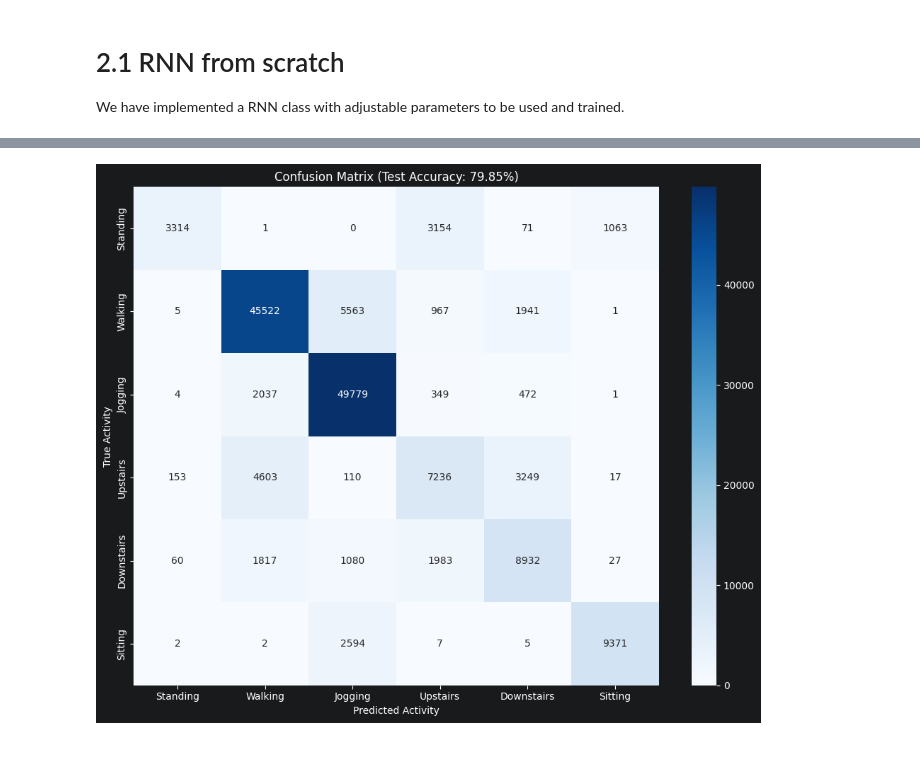
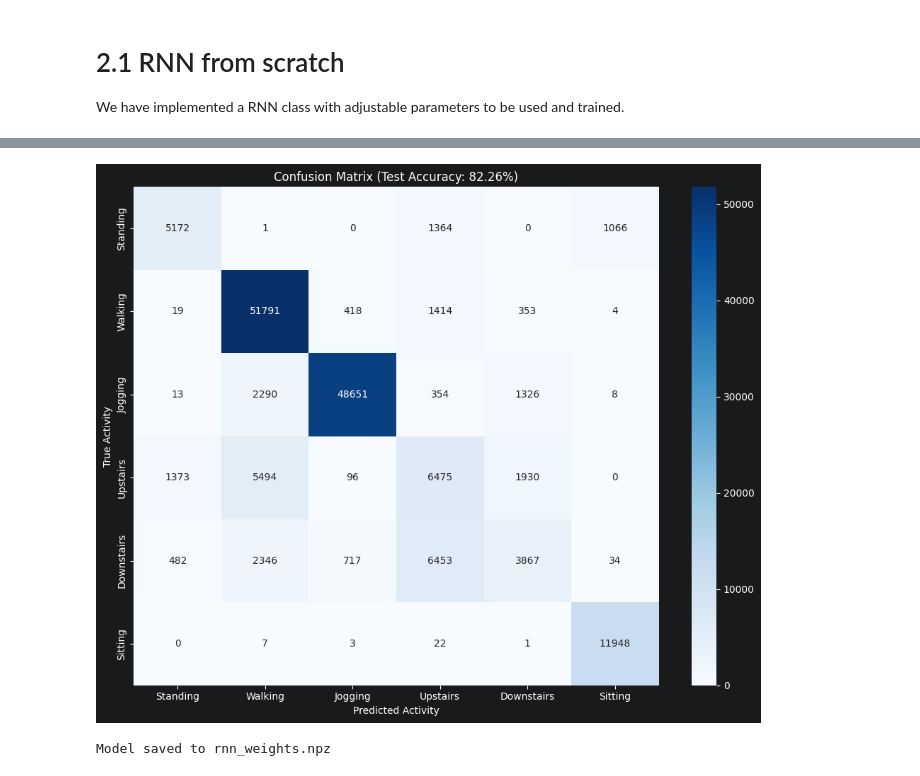
Before and after one commit to AminHgJoo/AI-Project, a Jupyter notebook: project.ipynb, the cells around one changed output, grey strips where cells are left out. Drawn from its saved outputs; the diff is of its cells as text; code cells hidden in the pictures.

```diff
--- a/project.ipynb
+++ b/project.ipynb
@@ -182,7 +182,7 @@ def create_rnn_sequences(df: pd.DataFrame, T: int, training_cutoff=27, validatio
     T : int
         Sequence length (number of time steps per sample).
     training_cutoff : int
-        The cutoff point between training set/validation set.
+        The cutoff point between training set/test set.
     validation_cutoff : int
         The cutoff point between validation set/test set.
 
@@ -240,11 +240,12 @@ def create_rnn_sequences(df: pd.DataFrame, T: int, training_cutoff=27, validatio
                 X_list_train.append(seq_X)
                 y_list_train.append(majority_label)
             elif user_id <= validation_cutoff:
+                X_list_test.append(seq_X)
+                y_list_test.append(majority_label)
+            else:
                 X_list_validation.append(seq_X)
                 y_list_validation.append(majority_label)
-            else:
-                X_list_test.append(seq_X)
-                y_list_test.append(majority_label)
+
 
     X_train = np.array(X_list_train, dtype=np.float32)
     y_train = np.array(y_list_train, dtype=object)  # keep as strings
@@ -532,7 +606,9 @@ lr = 0.001
 batch_size = 64
 epochs = 200
 clip_value = 5
-hidden_neurons = 10
+hidden_neurons = 32
+drop_rate = 0.1
+l2 = 0.0001
 
 X_train, y_train, X_validation, y_validation, X_test, y_test = create_rnn_sequences(df, T=T)
 
@@ -540,12 +616,11 @@ y_train = enumerate_y_labels(y_train)
 y_validation = enumerate_y_labels(y_validation)
 y_test = enumerate_y_labels(y_test)
 
-X_train = normalize_components(X_train)
-X_validation = normalize_components(X_validation)
-X_test = normalize_components(X_test)
+X_train, X_validation, X_test = normalize_components(X_train=X_train, X_validation=X_validation, X_test=X_test)
 
 rnn = RNN_scratch(hidden_size=hidden_neurons)
+rnn.load_model("rnn_weights.npz")
 
-rnn.train(learning_rate=lr, batch_size=batch_size, epochs=epochs, X_train=X_train, y_train=y_train, X_test=X_test, y_test=y_test
-          ,clip_value=clip_value)
+# rnn.train(learning_rate=lr, batch_size=batch_size, epochs=epochs, X_train=X_train, y_train=y_train, X_validation=X_validation, y_validation=y_validation
+#           ,clip_value=clip_value, drop_prob=drop_rate, l2=l2)
 # %% [output]
@@ -583,34 +638,48 @@ def predict_batches(rnn, X, y, batch_size=256):
         end = min(start + batch_size, num_samples)
         X_batch = X[start:end]
         y_batch = y[start:end]  # needed for forward() signature
 
         # Forward pass (we ignore the loss)
         probs, _ = rnn.forward(X_batch, y_batch)
 
         # Get the predicted class (argmax over output probabilities)
         preds = np.argmax(probs, axis=1)
         all_preds.append(preds)
 
     return np.concatenate(all_preds)
 
 # ======== 1. Get predictions ========
-y_pred = predict_batches(rnn, X_test, y_test, batch_size=256)
+y_pred = predict_batches(rnn, X_validation, y_validation, batch_size=256)
 
 # ======== 2. Compute confusion matrix ========
 # WISDM typical label order (if you used LabelEncoder on ['Walking','Jogging','Upstairs','Downstairs','Sitting','Standing'])
 # If you used a different mapping, adjust the labels list accordingly.
 activity_labels = ['Standing', 'Walking', 'Jogging', 'Upstairs', 'Downstairs', 'Sitting']
 
-cm = confusion_matrix(y_test, y_pred)
+cm = confusion_matrix(y_validation, y_pred)
 
 # ======== 3. Plot the confusion matrix ========
 plt.figure(figsize=(10, 8))
 sns.heatmap(cm, annot=True, fmt='d', cmap='Blues',
             xticklabels=activity_labels, yticklabels=activity_labels)
 plt.xlabel('Predicted Activity')
 plt.ylabel('True Activity')
-plt.title(f'Confusion Matrix (Test Accuracy: {np.mean(y_pred == y_test):.2%})')
+plt.title(f'Confusion Matrix (Test Accuracy: {np.mean(y_pred == y_validation):.2%})')
 plt.tight_layout()
 plt.show()
+
+# np.savez_compressed(
+#             "rnn_weights.npz",
+#             W_xh=rnn.W_xh,
+#             W_hh=rnn.W_hh,
+#             W_hy=rnn.W_hy,
+#             b_h=rnn.b_h,
+#             b_y=rnn.b_y,
+#             input_size=rnn.input_size,
+#             hidden_size=rnn.hidden_size,
+#             output_size=rnn.output_size
+#         )
+print("Model saved to rnn_weights.npz")
 # %% [output]
-[figure, old version]
+[figure, new version]
+Model saved to rnn_weights.npz
```
Also changed, not shown: parts of 4 cells of this notebook, 1 other file.
